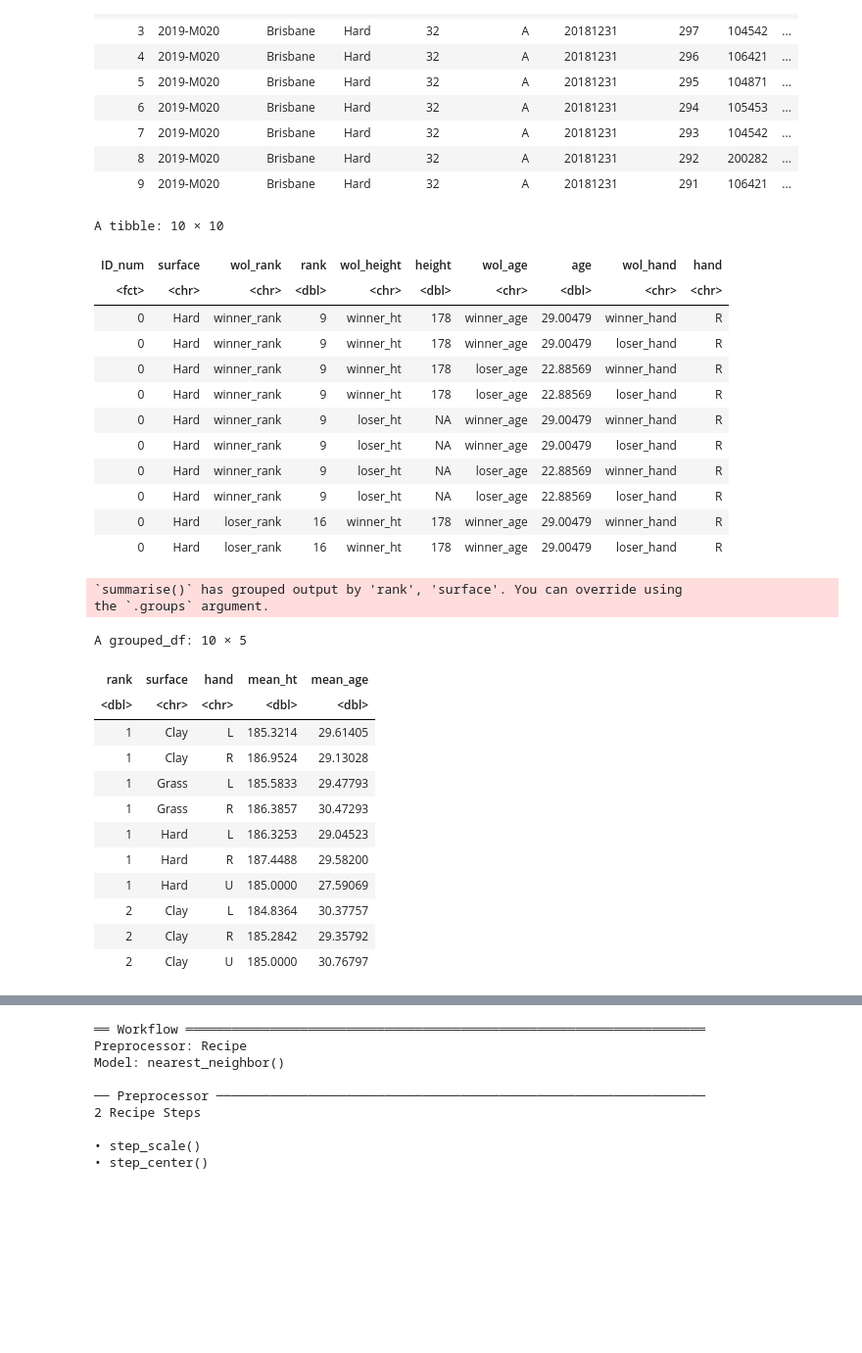
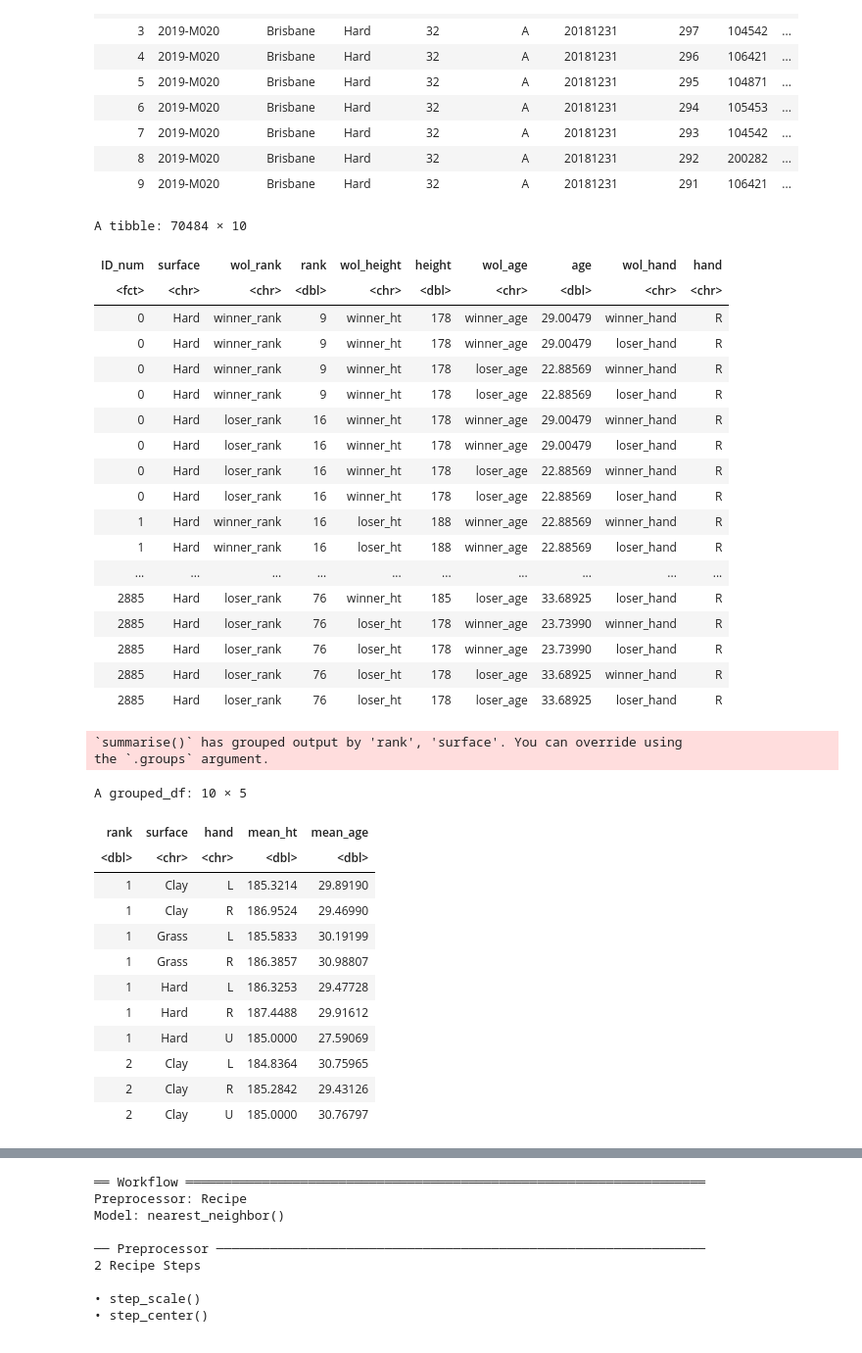
Before and after one commit to KatieSwan/DSCI100_GroupProject, a Jupyter notebook: Project_Proposal.ipynb, the cells around one changed output, grey strips where cells are left out. Shown: that part at 98% size. Drawn from its saved outputs; the diff is of its cells as text; code cells hidden in the pictures; blank space fills up the shorter version.

```diff
--- a/Project_Proposal.ipynb
+++ b/Project_Proposal.ipynb
@@ -69,41 +69,48 @@ A tibble: 10 × 50
 # %%
 # Selecting only for rows needed in our data analysis:
 tennis_smaller <- tennis|>
     select(ID_num,winner_hand,winner_ht,winner_age, winner_rank,surface, loser_hand,loser_ht, loser_age, loser_rank)|>
     mutate(ID_num = as_factor(ID_num), winner_hand = as_factor(winner_hand)) # Mutating ID_num and winner_hand into factor columns.
 # Combining winner and loser data into one column:
 tennis_pivot <- tennis_smaller |>
     pivot_longer(cols = c("winner_rank", "loser_rank"),
                      names_to = "wol_rank",
                      values_to = "rank") |>
     pivot_longer(cols = c("winner_ht", "loser_ht"),
                      names_to = "wol_height",
                      values_to = "height") |>
     pivot_longer(cols = c("winner_age", "loser_age"),
                      names_to = "wol_age",
                      values_to = "age") |>
     pivot_longer(cols = c("winner_hand", "loser_hand"),
                      names_to = "wol_hand",
                      values_to = "hand")
-tennis_pivot |>
-    slice(1 : 10) # Displaying the top 10 columns.
+tennis_filtered <- tennis_pivot |>
+                    drop_na()
+tennis_filtered # Displaying the top 10 columns.
 # %% [output]
-A tibble: 10 × 10
+A tibble: 70484 × 10
 | ID_num | surface | wol_rank | rank | wol_height | height | wol_age | age | wol_hand | hand |
 | <fct> | <chr> | <chr> | <dbl> | <chr> | <dbl> | <chr> | <dbl> | <chr> | <chr> |
 | 0 | Hard | winner_rank | 9 | winner_ht | 178 | winner_age | 29.00479 | winner_hand | R |
 | 0 | Hard | winner_rank | 9 | winner_ht | 178 | winner_age | 29.00479 | loser_hand | R |
 | 0 | Hard | winner_rank | 9 | winner_ht | 178 | loser_age | 22.88569 | winner_hand | R |
 | 0 | Hard | winner_rank | 9 | winner_ht | 178 | loser_age | 22.88569 | loser_hand | R |
-| 0 | Hard | winner_rank | 9 | loser_ht | NA | winner_age | 29.00479 | winner_hand | R |
-| 0 | Hard | winner_rank | 9 | loser_ht | NA | winner_age | 29.00479 | loser_hand | R |
-| 0 | Hard | winner_rank | 9 | loser_ht | NA | loser_age | 22.88569 | winner_hand | R |
-| 0 | Hard | winner_rank | 9 | loser_ht | NA | loser_age | 22.88569 | loser_hand | R |
 | 0 | Hard | loser_rank | 16 | winner_ht | 178 | winner_age | 29.00479 | winner_hand | R |
 | 0 | Hard | loser_rank | 16 | winner_ht | 178 | winner_age | 29.00479 | loser_hand | R |
+| 0 | Hard | loser_rank | 16 | winner_ht | 178 | loser_age | 22.88569 | winner_hand | R |
+| 0 | Hard | loser_rank | 16 | winner_ht | 178 | loser_age | 22.88569 | loser_hand | R |
+| 1 | Hard | winner_rank | 16 | loser_ht | 188 | winner_age | 22.88569 | winner_hand | R |
+| 1 | Hard | winner_rank | 16 | loser_ht | 188 | winner_age | 22.88569 | loser_hand | R |
+| ... | ... | ... | ... | ... | ... | ... | ... | ... | ... |
+| 2885 | Hard | loser_rank | 76 | winner_ht | 185 | loser_age | 33.68925 | loser_hand | R |
+| 2885 | Hard | loser_rank | 76 | loser_ht | 178 | winner_age | 23.73990 | winner_hand | R |
+| 2885 | Hard | loser_rank | 76 | loser_ht | 178 | winner_age | 23.73990 | loser_hand | R |
+| 2885 | Hard | loser_rank | 76 | loser_ht | 178 | loser_age | 33.68925 | winner_hand | R |
+| 2885 | Hard | loser_rank | 76 | loser_ht | 178 | loser_age | 33.68925 | loser_hand | R |
 # %%
 # Groupping by rank, surface, and hand, then finding mean height and age.
-tennis_mean <- tennis_pivot|>
+tennis_mean <- tennis_filtered|>
     group_by(rank, surface, hand) |>
     summarize(mean_ht = mean(height, na.rm = TRUE), mean_age = mean(age))
 # Displaying only the top 10 columns due to space constraints:
@@ -114,15 +121,15 @@ the `.groups` argument.
 A grouped_df: 10 × 5
 | rank | surface | hand | mean_ht | mean_age |
 | <dbl> | <chr> | <chr> | <dbl> | <dbl> |
-| 1 | Clay | L | 185.3214 | 29.61405 |
-| 1 | Clay | R | 186.9524 | 29.13028 |
-| 1 | Grass | L | 185.5833 | 29.47793 |
-| 1 | Grass | R | 186.3857 | 30.47293 |
-| 1 | Hard | L | 186.3253 | 29.04523 |
-| 1 | Hard | R | 187.4488 | 29.58200 |
+| 1 | Clay | L | 185.3214 | 29.89190 |
+| 1 | Clay | R | 186.9524 | 29.46990 |
+| 1 | Grass | L | 185.5833 | 30.19199 |
+| 1 | Grass | R | 186.3857 | 30.98807 |
+| 1 | Hard | L | 186.3253 | 29.47728 |
+| 1 | Hard | R | 187.4488 | 29.91612 |
 | 1 | Hard | U | 185.0000 | 27.59069 |
-| 2 | Clay | L | 184.8364 | 30.37757 |
-| 2 | Clay | R | 185.2842 | 29.35792 |
+| 2 | Clay | L | 184.8364 | 30.75965 |
+| 2 | Clay | R | 185.2842 | 29.43126 |
 | 2 | Clay | U | 185.0000 | 30.76797 |
 # %%
 # Splitting our data 75/25 into training and testing data:
```
Also changed, not shown: parts of 3 cells of this notebook.
